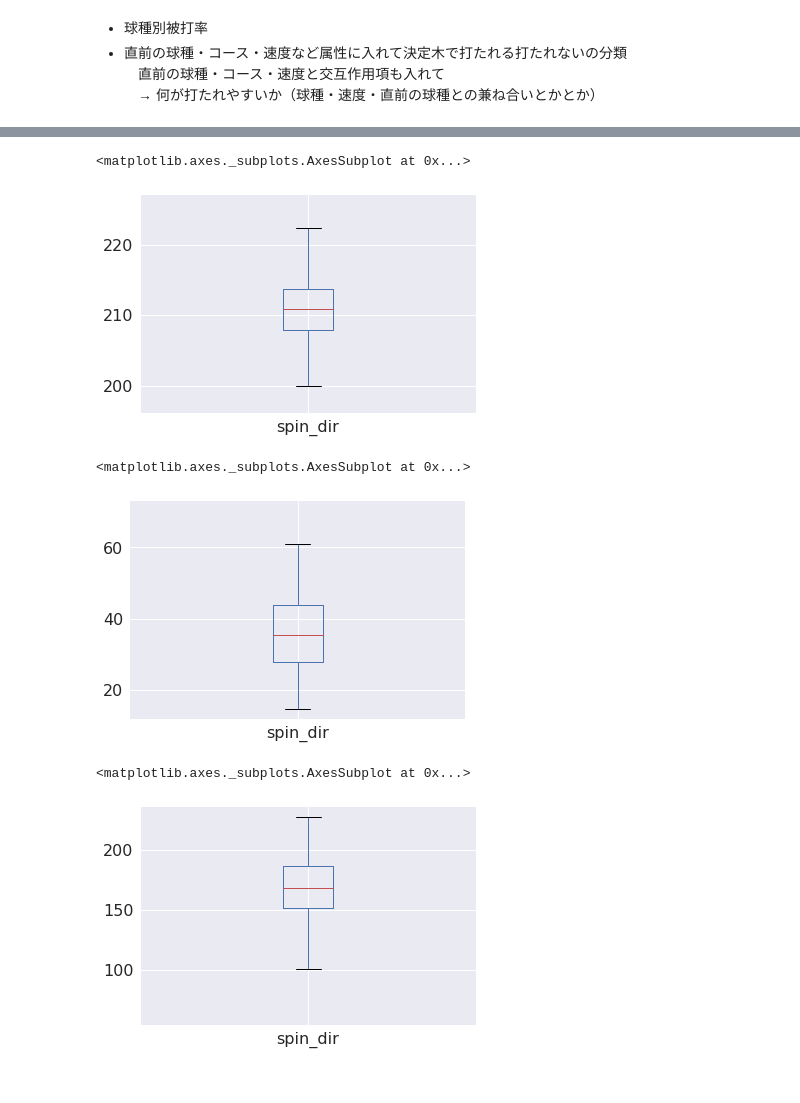
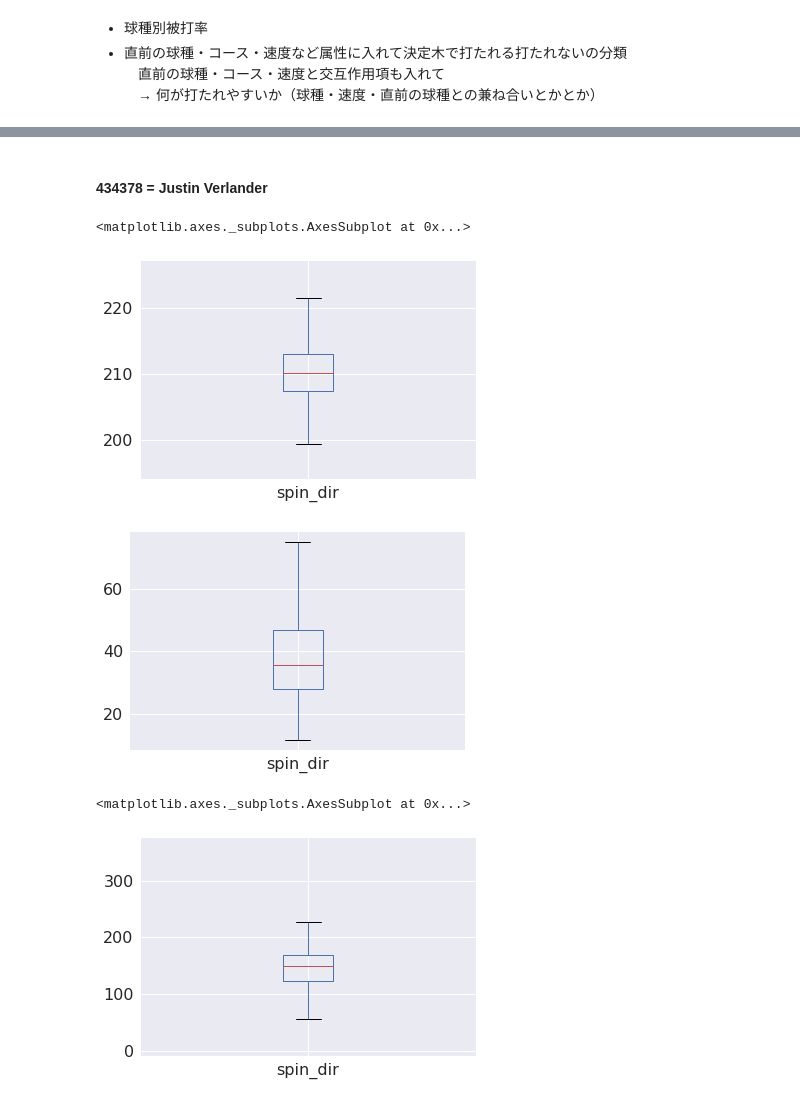
Before and after one commit to 3824/ball_analysis, a Jupyter notebook: 投球データを見る.ipynb, the cells around one changed output, grey strips where cells are left out. Cells and saved outputs as stored; diff of their text form; code cells hidden in the pictures.

```diff
--- a/投球データを見る.ipynb
+++ b/投球データを見る.ipynb
@@ -325,15 +332,18 @@ with_name[(with_name["pitch_type"]=="FF")|(with_name["pitch_type"]=="FT")|(with_
+# %% [markdown]
+#### 434378	= Justin Verlander
+# %%
+ver_df = with_name[with_name["pitcher_id"]==434378]
 # %%
-p_df[(p_df["pitcher_id"]==434378)&(p_df["pitch_type"]=="FF")][["spin_dir"]].boxplot()
+ver_df[ver_df["pitch_type"]=="FF"][["spin_dir"]].boxplot()
 # %% [output]
 <matplotlib.axes._subplots.AxesSubplot at 0x...>
-[figure, old version]
+[figure, new version]
 # %%
-p_df[(p_df["pitcher_id"]==434378)&(p_df["pitch_type"]=="CU")][["spin_dir"]].boxplot()
+ax =ver_df[ver_df["pitch_type"]=="CU"][["spin_dir"]].boxplot()
 # %% [output]
-<matplotlib.axes._subplots.AxesSubplot at 0x...>
-[figure, old version]
+[figure, new version]
 # %%
-p_df[(p_df["pitcher_id"]==434378)&(p_df["pitch_type"]=="SL")][["spin_dir"]].boxplot()
+ver_df[ver_df["pitch_type"]=="SL"][["spin_dir"]].boxplot()
 # %% [output]
 <matplotlib.axes._subplots.AxesSubplot at 0x...>
-[figure, old version]
+[figure, new version]
```
Also changed, not shown: parts of 27 cells of this notebook.
